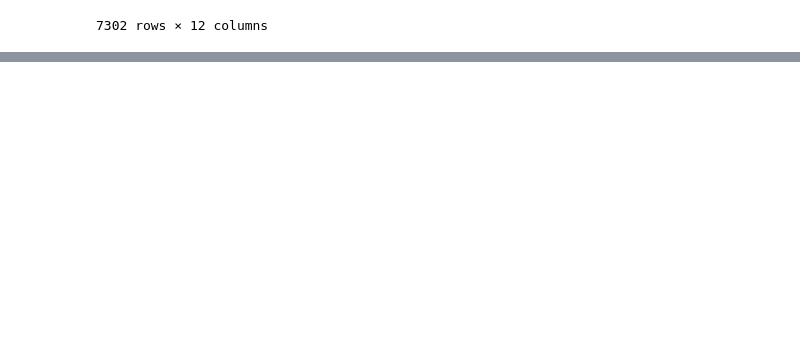
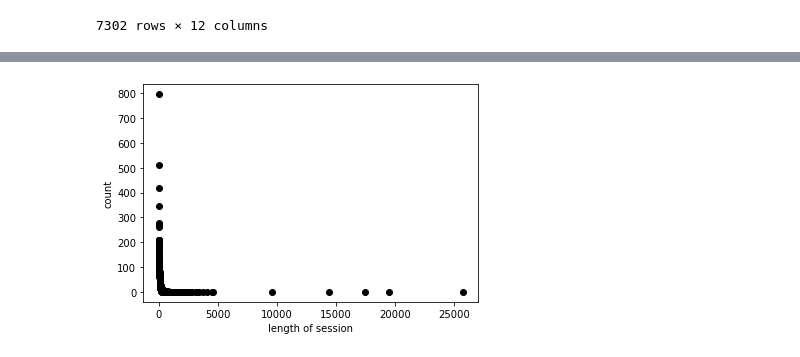
Before and after one commit to chasezcz/Persona, a Jupyter notebook: notebooks/dataPrepare.ipynb, the cells around one changed output, grey strips where cells are left out. Cells and saved outputs as stored; diff of their text form; code cells hidden in the pictures; blank space fills up the shorter version.

```diff
--- a/notebooks/dataPrepare.ipynb
+++ b/notebooks/dataPrepare.ipynb
@@ -299,2 +331,17 @@ plt.savefig('../data/pngs/sessionLengths.jpg')
 # %%
 sessionDFF.to_csv("../data/dataset/session.csv", encoding="utf-8")
+# %%
+import matplotlib.pyplot as plt
+
+fig = plt.figure()
+
+ax = fig.add_subplot(1, 1, 1)
+
+vc = sessionDF.heNumber.value_counts()
+x, y = vc.keys(), vc.values
+plt.xlabel("length of session")
+plt.ylabel("count")
+ax.scatter(x, y, color='black')
+plt.savefig('../data/pngs/unSessionLengths.jpg')
+# %% [output]
+[figure, added]
```
Also changed, not shown: parts of 6 cells of this notebook, 7 other files.
